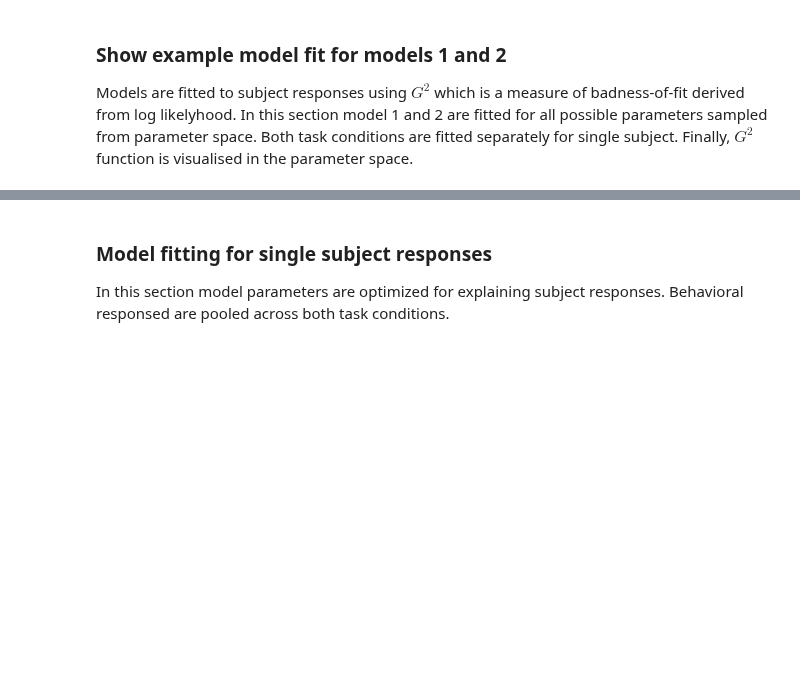
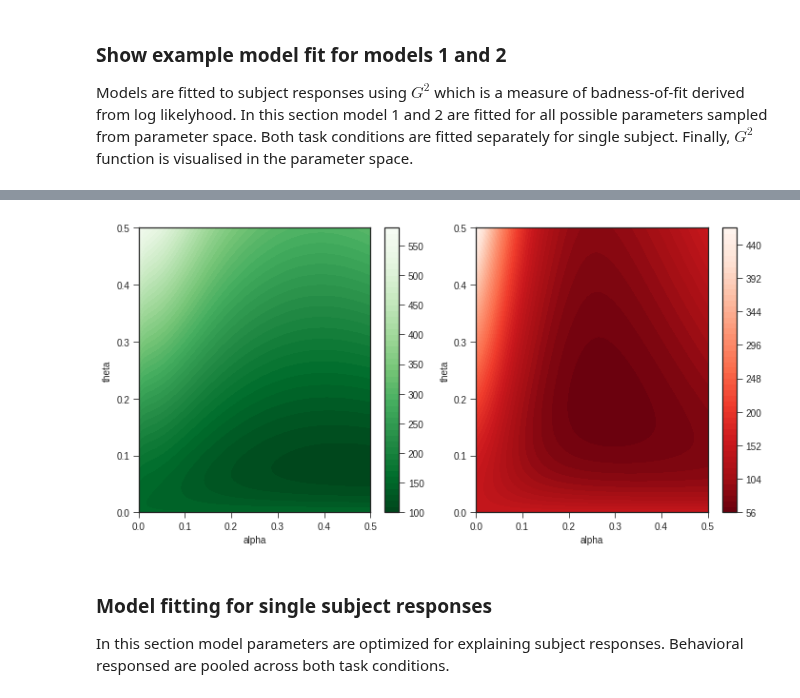
Before and after one commit to kbonna/decidenet, a Jupyter notebook: behavioral_analysis/dn_ba_03_single_subject_model_fit.ipynb, the cells around one changed output, grey strips where cells are left out. Saved outputs shown, nothing was run; the diff lists cells and outputs as text; code cells hidden in the pictures; blank space fills up the shorter version.

```diff
--- a/behavioral_analysis/dn_ba_03_single_subject_model_fit.ipynb
+++ b/behavioral_analysis/dn_ba_03_single_subject_model_fit.ipynb
@@ -145,21 +233,35 @@ Models are fitted to subject responses using $G^2$ which is a measure of badness
 # %%
 N_grid = 100
+subject = 27
 
-alpha = np.linspace(0, 1, N_grid)
+## Model 2 #################################################################
+alpha = np.linspace(0, .5, N_grid)
 theta = np.linspace(0, .5, N_grid)
 
-### Model 1 #################################################################
-fit1 = np.zeros((2, N_grid))
-
-for i, a in enumerate(alpha):
-    fit1[0, i] = g_square(df_rew, model1(df_rew, info_rew, a))
-    fit1[1, i] = g_square(df_pun, model1(df_pun, info_pun, a))
-
-### Model 2 #################################################################
 av, tv = np.meshgrid(alpha, theta)
 
 fit2 = np.zeros((2, N_grid, N_grid))
 for i, a in enumerate(alpha):
     for j, t in enumerate(theta):
-        fit2[0, i, j] = g_square(df_rew, model2(df_rew, info_rew, a, t))
-        fit2[1, i, j] = g_square(df_pun, model2(df_pun, info_pun, a, t))
+        fit2[0, i, j] = g_square(beh, meta, subject, 0,
+                                 model2(beh, meta, subject, 0, a, t))
+        fit2[1, i, j] = g_square(beh, meta, subject, 1,
+                                 model2(beh, meta, subject, 1, a, t))
+
+# Figure 2
+fig2, (ax2r, ax2p) = plt.subplots(nrows=1, ncols=2,
+                                  facecolor='w', figsize=(10, 5))
+im2r = ax2r.contourf(alpha, theta, fit2[0].T, levels=50, cmap='Greens_r')
+im2p = ax2p.contourf(alpha, theta, fit2[1].T, levels=50, cmap='Reds_r')
+
+ax2r.set_xlabel('alpha')
+ax2r.set_ylabel('theta')
+ax2p.set_xlabel('alpha')
+ax2p.set_ylabel('theta')
+
+fig2.colorbar(im2r, ax=ax2r)
+fig2.colorbar(im2p, ax=ax2p)
+
+plt.tight_layout()
+# %% [output]
+[figure, added]
```
Also changed, not shown: parts of 11 cells of this notebook.
